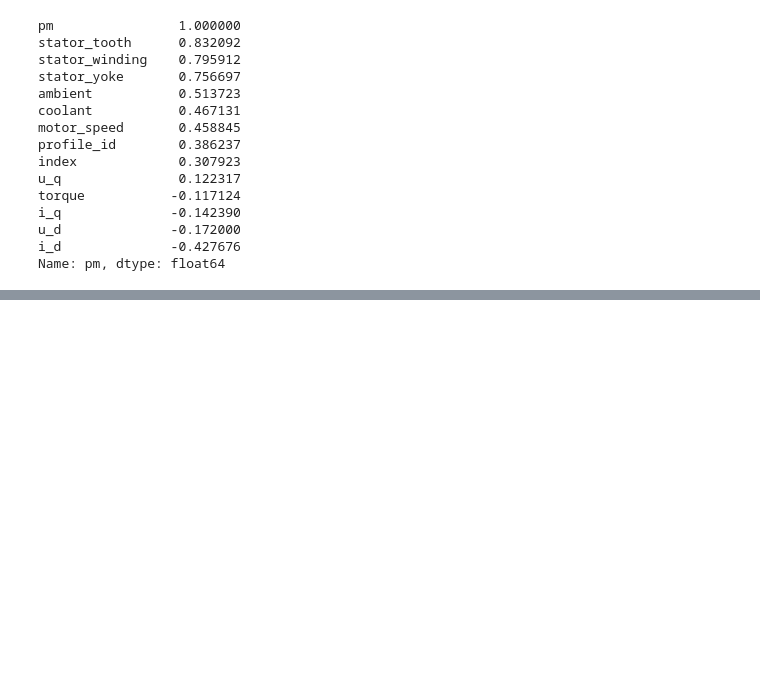
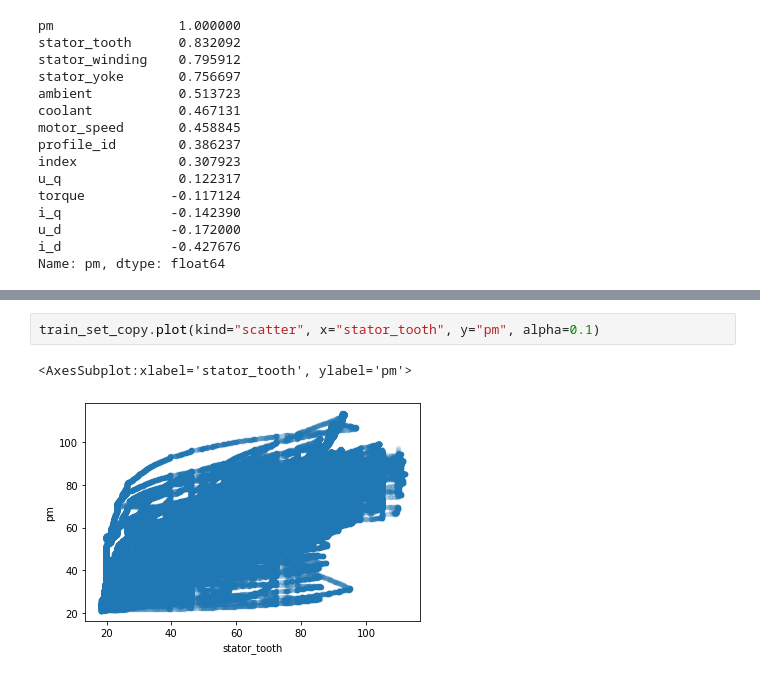
Before and after one commit to eike2/electric_motor, a Jupyter notebook: Task_1_to_4.ipynb, the cells around one changed output, grey strips where cells are left out. Cells and saved outputs as stored; diff of their text form; blank space fills up the shorter version.

```diff
--- a/Task_1_to_4.ipynb
+++ b/Task_1_to_4.ipynb
@@ -331,0 +348,5 @@ Name: pm, dtype: float64
+# %%
+train_set_copy.plot(kind="scatter", x="stator_tooth", y="pm", alpha=0.1)
+# %% [output]
+<AxesSubplot:xlabel='stator_tooth', ylabel='pm'>
+[figure, added]
```
Also changed, not shown: parts of 17 cells of this notebook.
